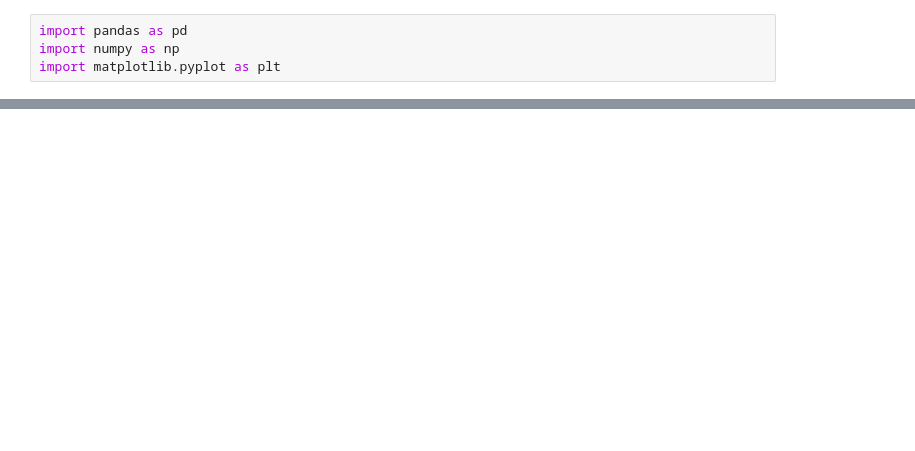
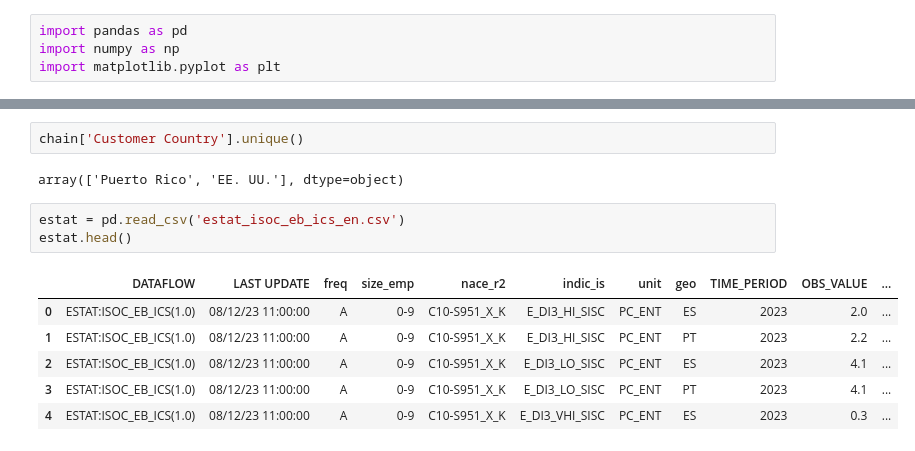
Before and after one commit to uvsq21704755/Analyse_Donnees_Logistiques, a Jupyter notebook: profiling.ipynb, the cells around one changed output, grey strips where cells are left out. Saved outputs shown, nothing was run; the diff lists cells and outputs as text; blank space fills up the shorter version.

```diff
--- a/profiling.ipynb
+++ b/profiling.ipynb
@@ -234,0 +166,14 @@ if __name__ == "__main__":
+# %%
+chain['Customer Country'].unique()
+# %% [output]
+array(['Puerto Rico', 'EE. UU.'], dtype=object)
+# %%
+estat = pd.read_csv('estat_isoc_eb_ics_en.csv')
+estat.head()
+# %% [output]
+|  | DATAFLOW | LAST UPDATE | freq | size_emp | nace_r2 | indic_is | unit | geo | TIME_PERIOD | OBS_VALUE | ... |
+| 0 | ESTAT:ISOC_EB_ICS(1.0) | 08/12/23 11:00:00 | A | 0-9 | C10-S951_X_K | E_DI3_HI_SISC | PC_ENT | ES | 2023 | 2.0 | ... |
+| 1 | ESTAT:ISOC_EB_ICS(1.0) | 08/12/23 11:00:00 | A | 0-9 | C10-S951_X_K | E_DI3_HI_SISC | PC_ENT | PT | 2023 | 2.2 | ... |
+| 2 | ESTAT:ISOC_EB_ICS(1.0) | 08/12/23 11:00:00 | A | 0-9 | C10-S951_X_K | E_DI3_LO_SISC | PC_ENT | ES | 2023 | 4.1 | ... |
+| 3 | ESTAT:ISOC_EB_ICS(1.0) | 08/12/23 11:00:00 | A | 0-9 | C10-S951_X_K | E_DI3_LO_SISC | PC_ENT | PT | 2023 | 4.1 | ... |
+| 4 | ESTAT:ISOC_EB_ICS(1.0) | 08/12/23 11:00:00 | A | 0-9 | C10-S951_X_K | E_DI3_VHI_SISC | PC_ENT | ES | 2023 | 0.3 | ... |
```
Also changed, not shown: parts of 28 cells of this notebook, 13 other files.
